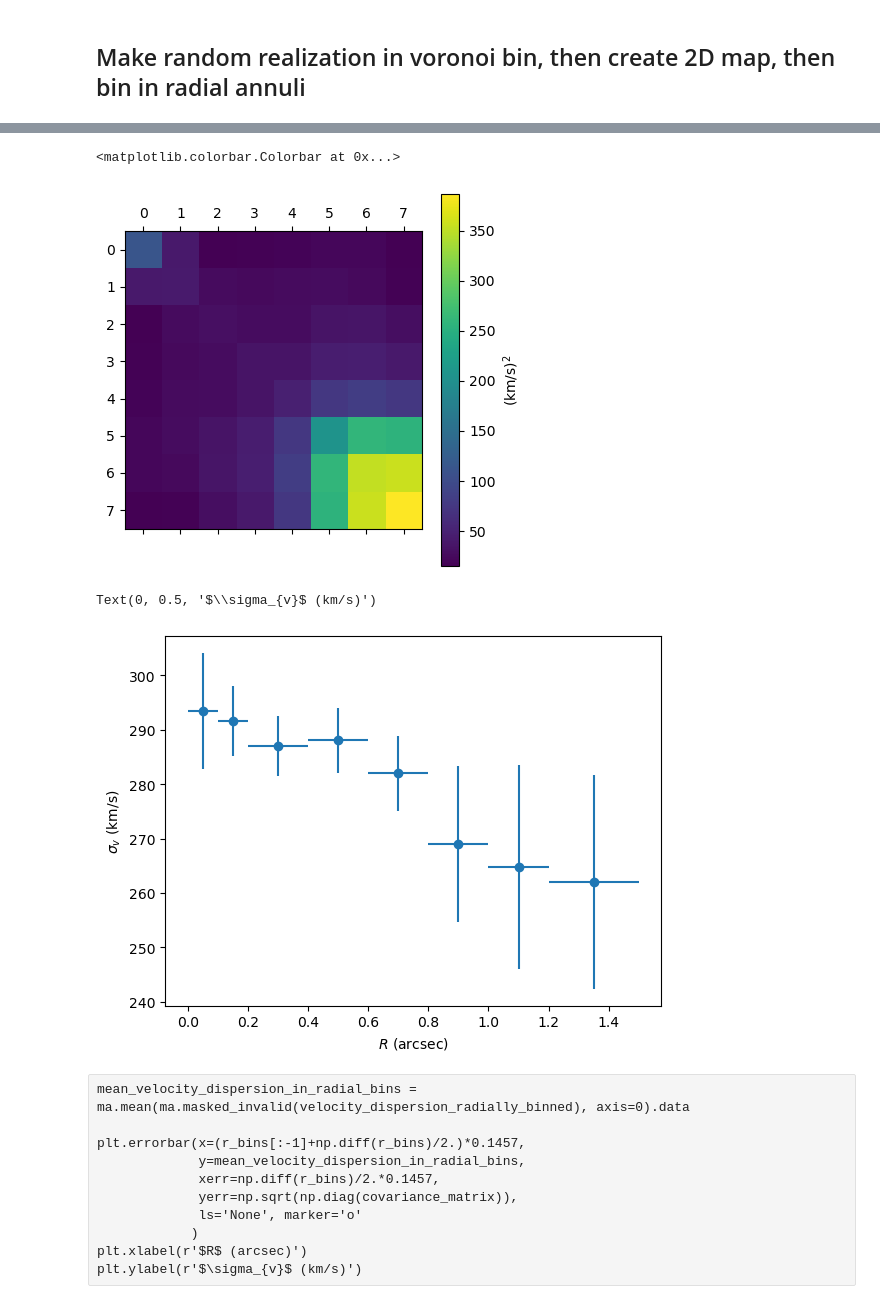
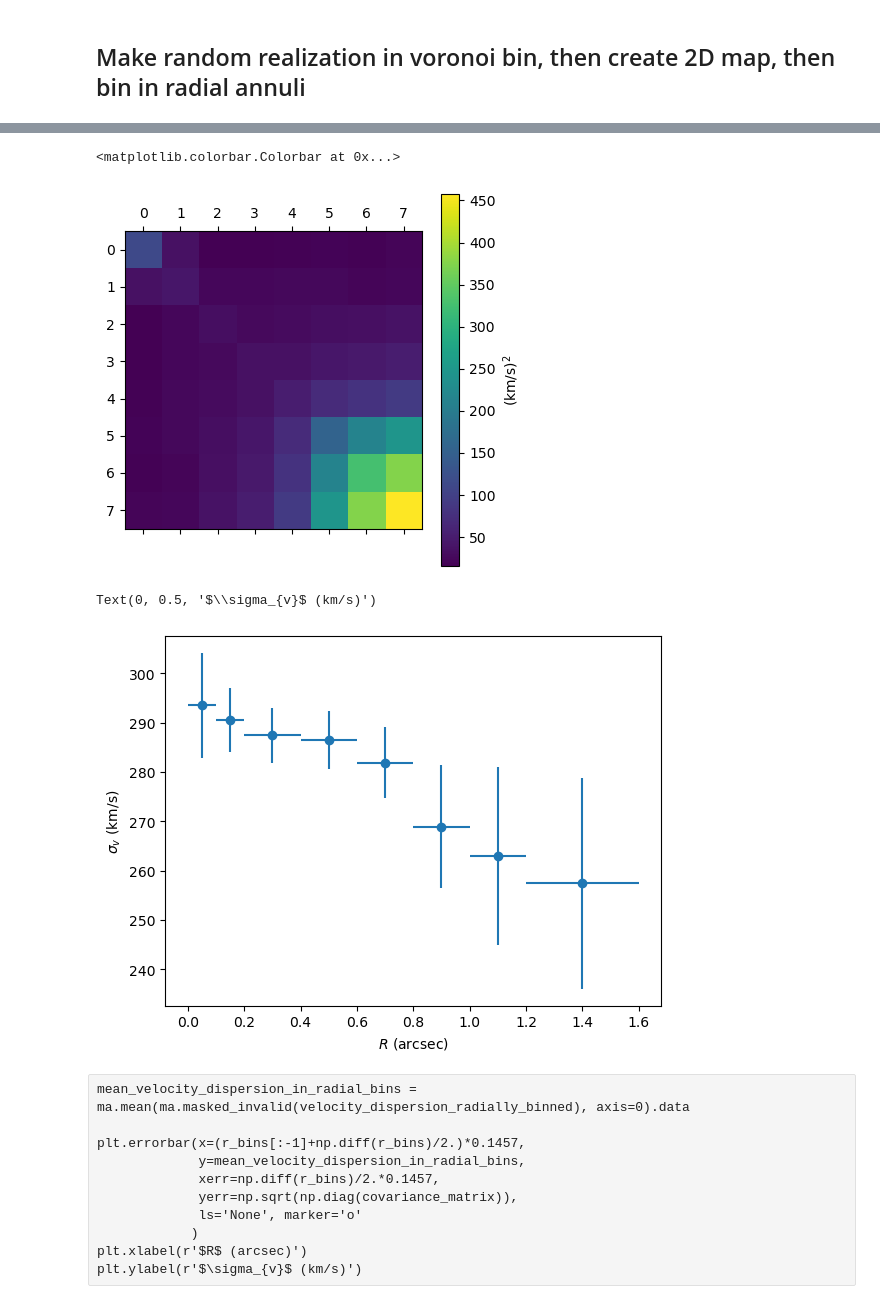
Before and after one commit to TDCOSMO/RXJ1131_KCWI, a Jupyter notebook: Radially bin and create covariance matrix.ipynb, the cells around one changed output, grey strips where cells are left out. Saved outputs shown, nothing was run; the diff lists cells and outputs as text; code cells hidden in the pictures.

Commit message:
Update notebooks for plotting

```diff
--- a/Radially bin and create covariance matrix.ipynb
+++ b/Radially bin and create covariance matrix.ipynb
@@ -9,10 +9,10 @@ import matplotlib.pyplot as plt
 radial_bin_map = np.zeros((43, 43)) * np.nan
 
 
-r_bins = np.array([0.0, 0.05, 0.10, 0.20, 0.30, 0.40, 0.5, 0.6, 0.75]) / 0.1457 * 2
+r_bins = np.array([0.0, 0.05, 0.10, 0.20, 0.30, 0.40, 0.5, 0.6, 0.8]) / 0.1457 * 2
 n_bins = len(r_bins) - 1
 
-x_center, y_center = 22, 23 # 22.21855470155346, 23.282840812636806 #22, 24
+x_center, y_center = 22.23, 23.29 # 22.21855470155346, 23.282840812636806 #22, 24
 
 print('bin boundaries', r_bins)
 
@@ -82,8 +82,8 @@ surface_brightness = light_model.surface_brightness(x_grid,
 sigma = dyn_model.PSF_FWHM / 2.355 / dyn_model.PIXEL_SIZE * supersampling_factor
 
 kernel = Gaussian2DKernel(x_stddev=sigma,
-                          x_size=7 * int(sigma) + 1,
-                          y_size=7 * int(sigma) + 1)
+                          x_size=6 * int(sigma) + 1,
+                          y_size=6 * int(sigma) + 1)
 
 convolved_surface_brightness = convolve(surface_brightness, kernel)
 
@@ -219,21 +219,21 @@ cbar = plt.matshow(covariance_matrix)
 plt.colorbar(cbar, label=r'(km/s)${}^2$')
 # %% [output]
 <matplotlib.colorbar.Colorbar at 0x...>
-[figure, old version]
+[figure, new version]
 # %%
-mean_velocity_dispersion_in_radial_bins = ma.mean(ma.masked_invalid(velocity_dispersion_radially_binned), axis=0).data
+mean_velocity_dispersion_in_radial_bins = ma.median(ma.masked_invalid(velocity_dispersion_radially_binned), axis=0).data
 
 plt.errorbar(x=(r_bins[:-1]+np.diff(r_bins)/2.)*0.1457,
              y=mean_velocity_dispersion_in_radial_bins,
              xerr=np.diff(r_bins)/2.*0.1457,
              yerr=np.sqrt(np.diag(covariance_matrix)),
              ls='None', marker='o'
             )
 plt.xlabel(r'$R$ (arcsec)')
 plt.ylabel(r'$\sigma_{v}$ (km/s)')
 # %% [output]
 Text(0, 0.5, '$\\sigma_{v}$ (km/s)')
-[figure, old version]
+[figure, new version]
 # %% [raw]
 mean_velocity_dispersion_in_radial_bins = ma.mean(ma.masked_invalid(velocity_dispersion_radially_binned), axis=0).data
 
```
Also changed, not shown: parts of 6 cells of this notebook, 12 other files.
